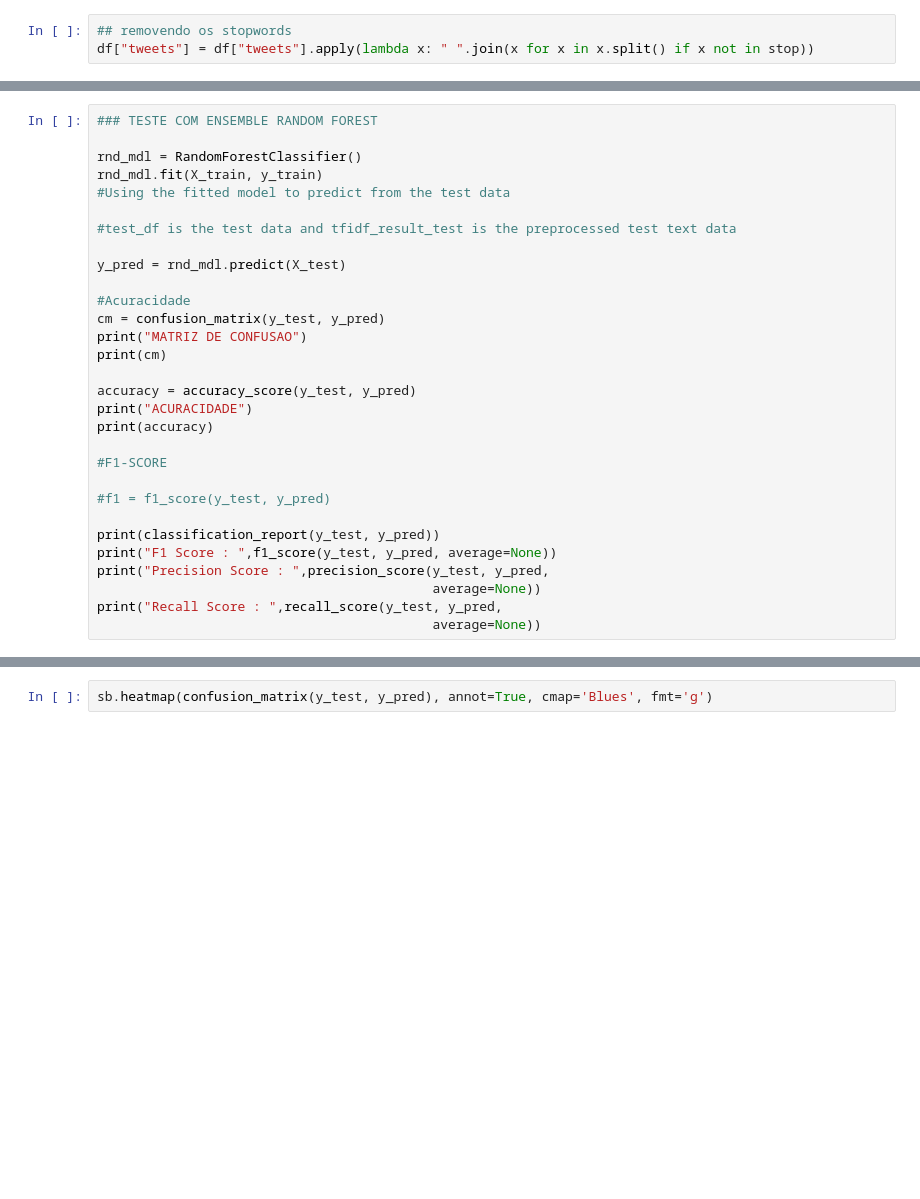
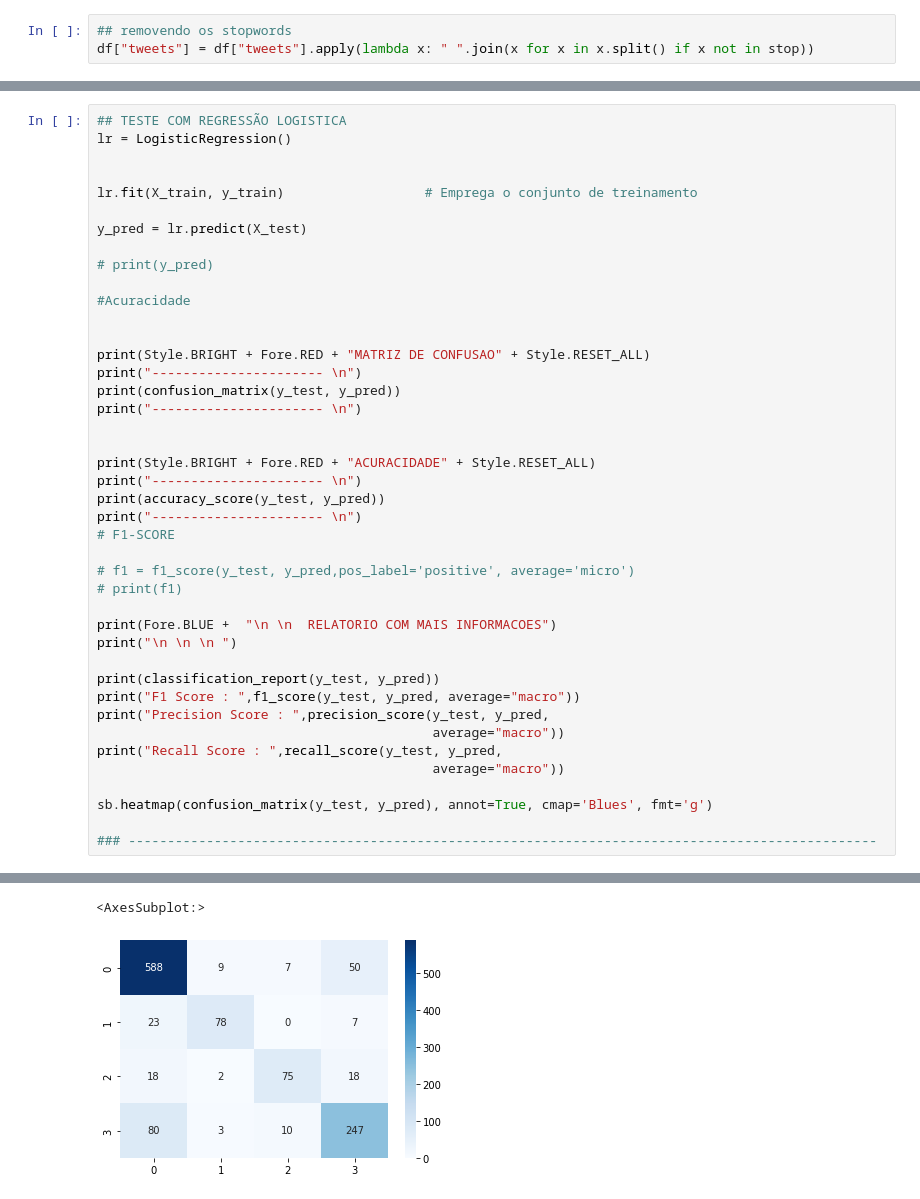
Before and after one commit to vceesar/Depressao-ML, a Jupyter notebook: depressao_notebook.ipynb, the cells around one changed output, grey strips where cells are left out. Cells and saved outputs as stored; diff of their text form; blank space fills up the shorter version.

```diff
--- a/depressao_notebook.ipynb
+++ b/depressao_notebook.ipynb
@@ -170,30 +497,43 @@ sb.heatmap(confusion_matrix(y_test, y_pred), annot=True, cmap='Blues', fmt='g')
 # %%
-### TESTE COM ENSEMBLE RANDOM FOREST
+## TESTE COM REGRESSÃO LOGISTICA
+lr = LogisticRegression()
 
-rnd_mdl = RandomForestClassifier()
-rnd_mdl.fit(X_train, y_train)
-#Using the fitted model to predict from the test data
 
-#test_df is the test data and tfidf_result_test is the preprocessed test text data
+lr.fit(X_train, y_train)                  # Emprega o conjunto de treinamento
 
-y_pred = rnd_mdl.predict(X_test)
+y_pred = lr.predict(X_test)
+
+# print(y_pred)
 
 #Acuracidade
-cm = confusion_matrix(y_test, y_pred)
-print("MATRIZ DE CONFUSAO")
-print(cm)
 
-accuracy = accuracy_score(y_test, y_pred)
-print("ACURACIDADE")
-print(accuracy)
 
-#F1-SCORE
+print(Style.BRIGHT + Fore.RED + "MATRIZ DE CONFUSAO" + Style.RESET_ALL)
+print("---------------------- \n")
+print(confusion_matrix(y_test, y_pred))
+print("---------------------- \n")
 
-#f1 = f1_score(y_test, y_pred)
+
+print(Style.BRIGHT + Fore.RED + "ACURACIDADE" + Style.RESET_ALL)
+print("---------------------- \n")
+print(accuracy_score(y_test, y_pred))
+print("---------------------- \n")
+# F1-SCORE
+
+# f1 = f1_score(y_test, y_pred,pos_label='positive', average='micro')
+# print(f1)
+
+print(Fore.BLUE +  "\n \n  RELATORIO COM MAIS INFORMACOES")
+print("\n \n \n ")
 
 print(classification_report(y_test, y_pred))
-print("F1 Score : ",f1_score(y_test, y_pred, average=None))
+print("F1 Score : ",f1_score(y_test, y_pred, average="macro"))
 print("Precision Score : ",precision_score(y_test, y_pred,
-                                           average=None))
+                                           average="macro"))
 print("Recall Score : ",recall_score(y_test, y_pred,
-                                           average=None))
+                                           average="macro"))
+
+sb.heatmap(confusion_matrix(y_test, y_pred), annot=True, cmap='Blues', fmt='g')
+
+### ------------------------------------------------------------------------------------------------
+# %% [output]
@@ -200,2 +557,2 @@ print("Recall Score : ",recall_score(y_test, y_pred,
+<AxesSubplot:>
+[figure, added]
-# %%
-sb.heatmap(confusion_matrix(y_test, y_pred), annot=True, cmap='Blues', fmt='g')
```
Also changed, not shown: parts of 36 cells of this notebook.
